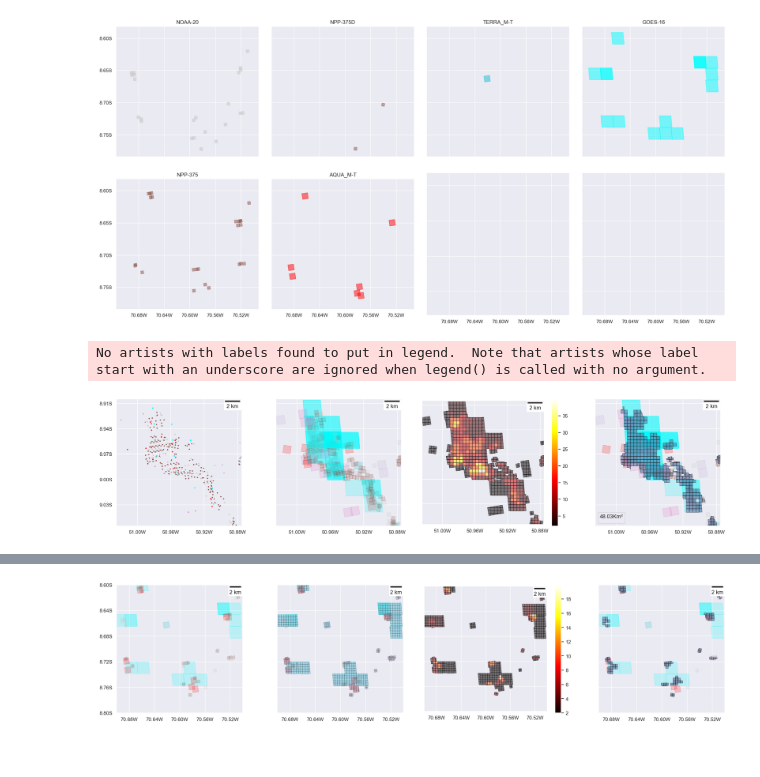
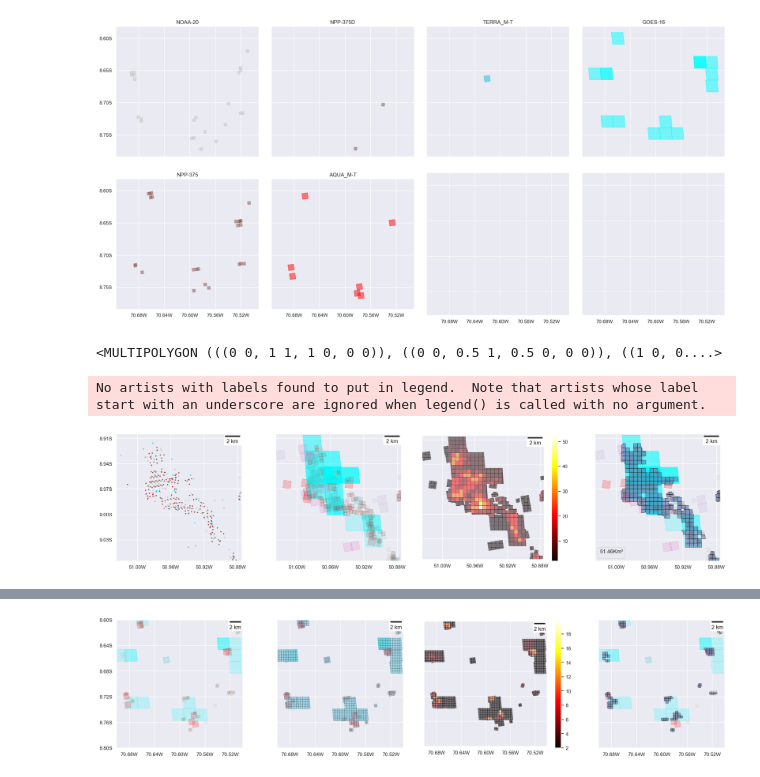
Before and after one commit to josebraz/INPE-Queimadas, a Jupyter notebook: Queimadas.ipynb, the cells around one changed output, grey strips where cells are left out. Cells and saved outputs as stored; diff of their text form; code cells hidden in the pictures.

```diff
--- a/Queimadas.ipynb
+++ b/Queimadas.ipynb
@@ -579,8 +579,9 @@ class SatellitesMeasureGeometry:
             squares = self._get_squares()
             polis = squares.map(lambda x: Polygon(x))
             simp_satellites = self.data['simp_satelite'].astype('str')
+            satellites = self.data['satelite'].astype('str')
             self.cache_areas = gpd.GeoDataFrame(
-                { 'simp_satelite': simp_satellites },
+                { 'simp_satelite': simp_satellites, 'satelite' : satellites },
                 crs=self.crs,
                 geometry=polis
             )
@@ -963,12 +955,21 @@ class SatellitesExplore:
             geometries = [g for g_list in split_geoms for g in g_list]
 
         return MultiPolygon(geometries)
+# %%
+MultiPolygon([
+    Polygon([(0, 0), (1, 1), (1, 0)]),
+    Polygon([(0, 0), (0.5, 1), (0.5, 0)]),
+    Polygon([(1, 0), (0.5, 0.5), (0.5, 0)]),
+])
+# %% [output]
+<MULTIPOLYGON (((0 0, 1 1, 1 0, 0 0)), ((0 0, 0.5 1, 0.5 0, 0 0)), ((1 0, 0....>
 # %%
+
 center_lat, center_lon, size = -8.98, -50.95, 0.15
-data_temp = sub_space_by_center(df.query("'2022-09-01 00:00:00-03:00' < datahora < '2022-09-03 23:59:59-03:00'"), center_lat, center_lon, size)
+data_temp = sub_space_by_center(df.query("'2022-09-01 00:00:00-03:00' < datahora < '2022-09-3 23:59:59-03:00'"), center_lat, center_lon, size)
 
-explorer = SatellitesExplore(data_temp, quadrat_width=0.004)
+explorer = SatellitesExplore(data_temp, quadrat_width=0.005)
 explorer.plot(width=20, threshold=5, center_lat=center_lat, center_lon=center_lon, size=size)
 # %% [output]
 No artists with labels found to put in legend.  Note that artists whose label start with an underscore are ignored when legend() is called with no argument.
-[figure, old version]
+[figure, new version]
```
Also changed, not shown: parts of 3 cells of this notebook, 3 other files.
